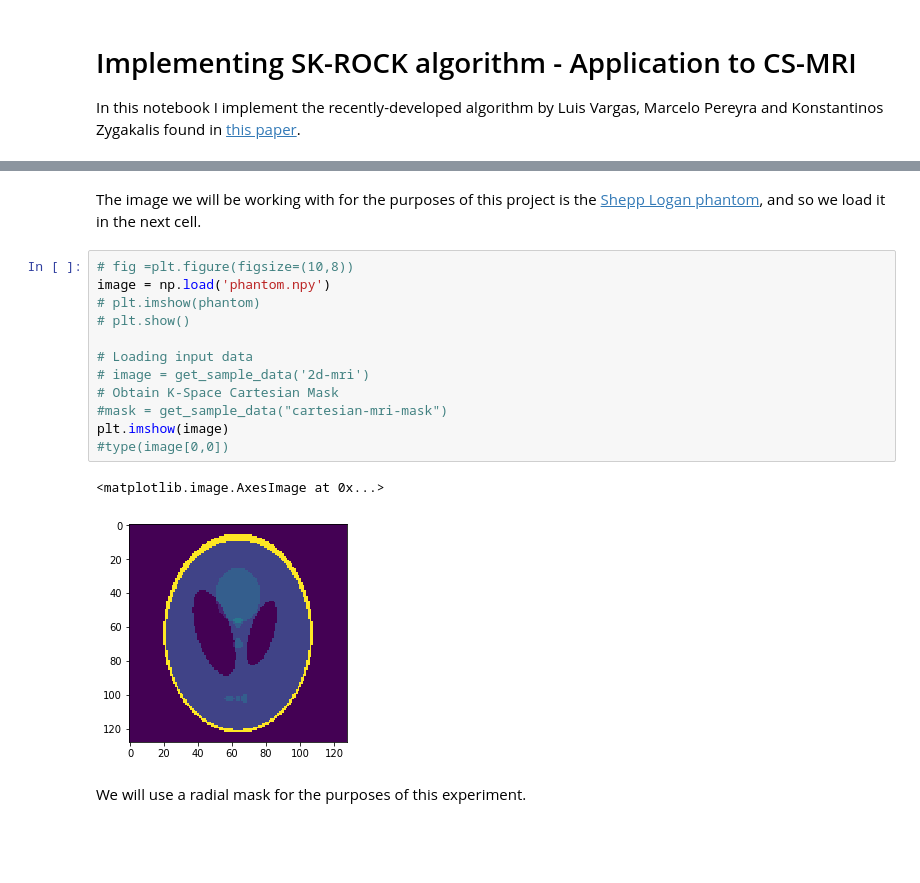
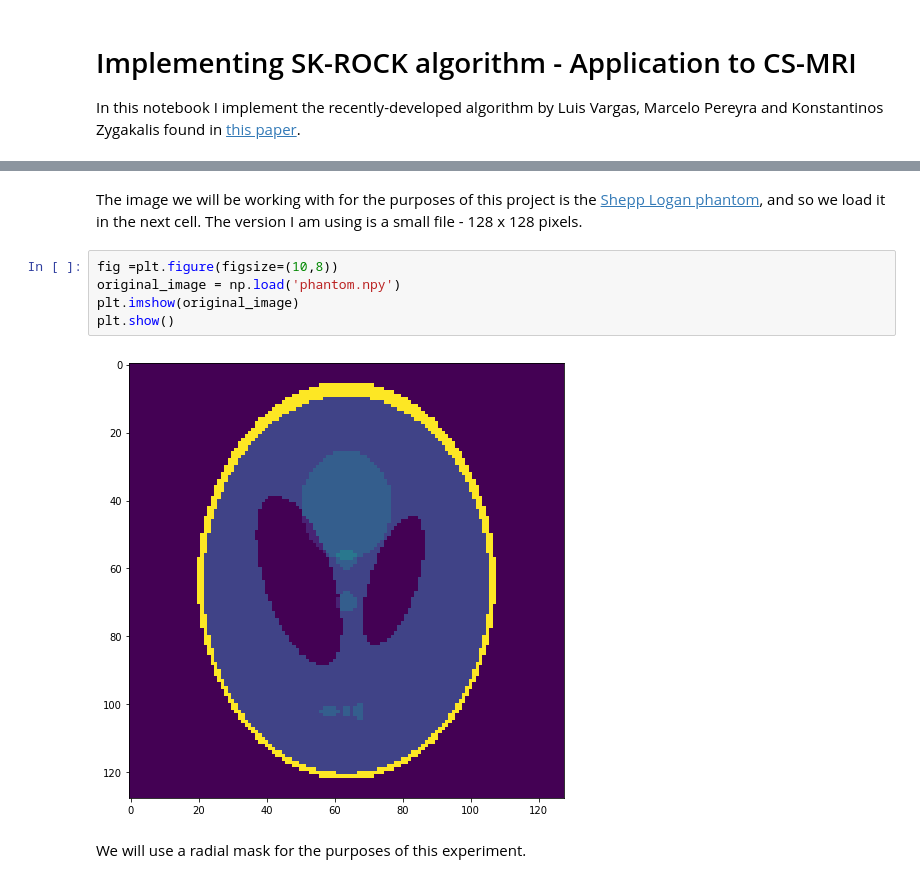
Before and after one commit to tbemsi/sk-rock, a Jupyter notebook: SK-ROCK.ipynb, the cells around one changed output, grey strips where cells are left out. Cells and saved outputs as stored; diff of their text form; blank space fills up the shorter version.

```diff
--- a/SK-ROCK.ipynb
+++ b/SK-ROCK.ipynb
@@ -55,20 +55,12 @@ numpy          : >=1.16.4  - required | 1.17.2    installed
 # %% [markdown]
-The image we will be working with for the purposes of this project is the [Shepp Logan phantom](https://en.wikipedia.org/wiki/Shepp%E2%80%93Logan_phantom), and so we load it in the next cell.
+The image we will be working with for the purposes of this project is the [Shepp Logan phantom](https://en.wikipedia.org/wiki/Shepp%E2%80%93Logan_phantom), and so we load it in the next cell. The version I am using is a small file - 128 x 128 pixels.
 # %%
-# fig =plt.figure(figsize=(10,8))
-image = np.load('phantom.npy')
-# plt.imshow(phantom)
-# plt.show()
-
-# Loading input data
-# image = get_sample_data('2d-mri')
-# Obtain K-Space Cartesian Mask
-#mask = get_sample_data("cartesian-mri-mask")
-plt.imshow(image)
-#type(image[0,0])
+fig =plt.figure(figsize=(10,8))
+original_image = np.load('phantom.npy')
+plt.imshow(original_image)
+plt.show()
 # %% [output]
-<matplotlib.image.AxesImage at 0x...>
-[figure, old version]
+[figure, new version]
 # %% [markdown]
 We will use a radial mask for the purposes of this experiment.
 # %%
```
Also changed, not shown: parts of 24 cells of this notebook.
